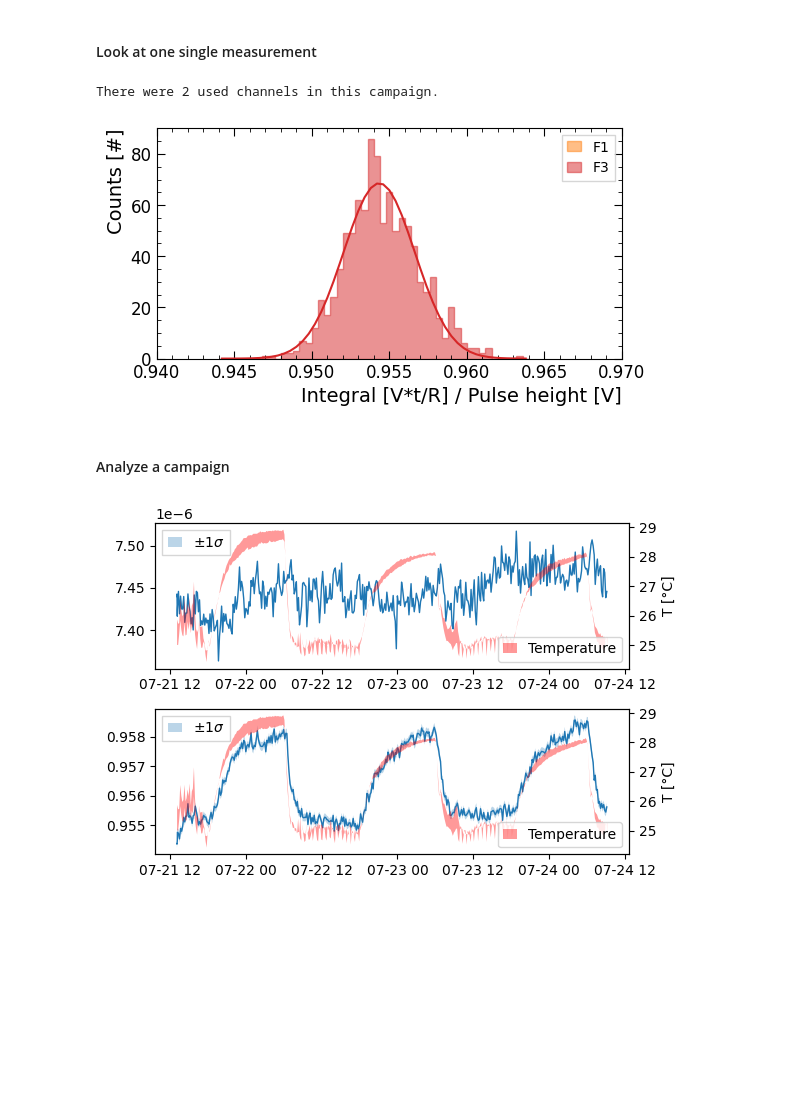
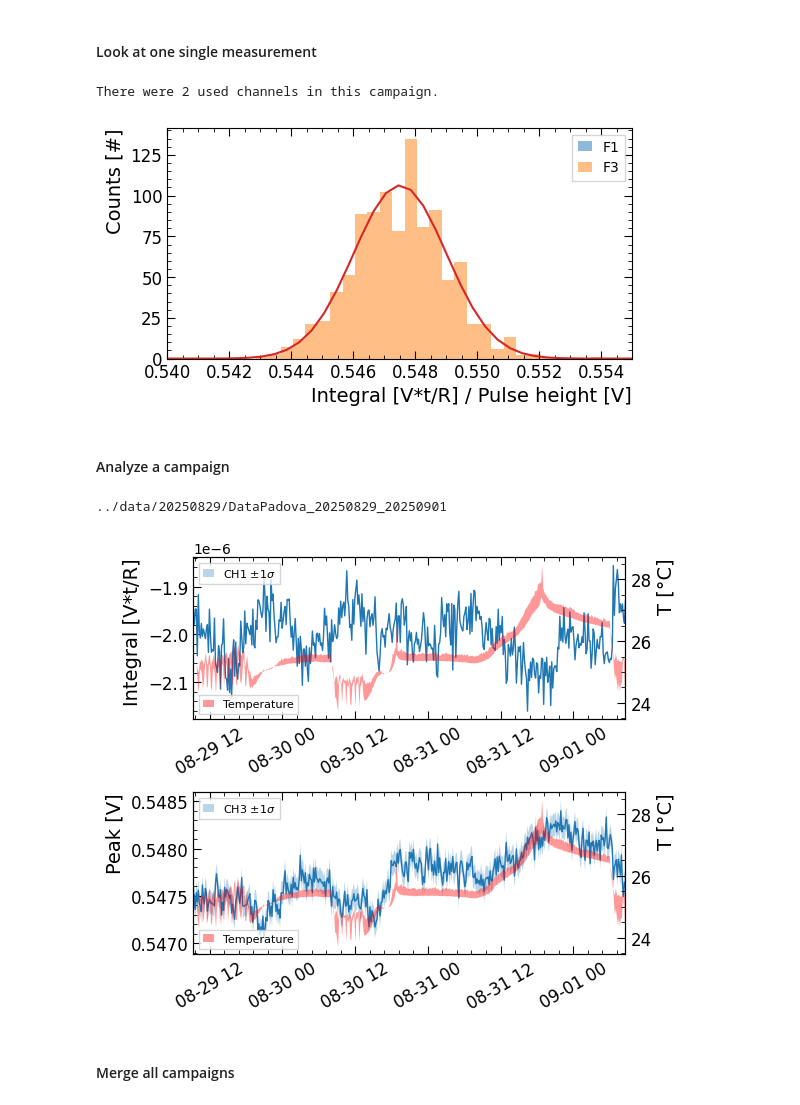
Before and after one commit to rtriozzi/pmana, a Jupyter notebook: notebooks/pmana_testdata.ipynb, the cells around one changed output. Drawn from its saved outputs; the diff is of its cells as text; code cells hidden in the pictures; blank space fills up the shorter version.

Commit message:
added modules to process all campaigns and fixed inputs

```diff
--- a/notebooks/pmana_testdata.ipynb
+++ b/notebooks/pmana_testdata.ipynb
@@ -21,7 +23,7 @@ fig, ax = plt.subplots(figsize=(6,3))
 
 # extract a measurement
 Data = pmana.utils.io.ExtractSingleMeasurement(
-    "../data/DataPadova_20250721_20250724/00002/"
+    "../data/20250829/DataPadova_20250829_20250901/00002/"
 )
 print(f"There were {len(Data)} used channels in this campaign.")
 
@@ -41,30 +43,38 @@ ax = pmana.utils.plotting.UpdateMatplotlibStyle(
     "Counts [#]"
 )
 
-ax.set_xlim(0.94, 0.97) # ax.set_xlim(0.7e-5, 0.78e-5)
+ax.set_xlim(0.54, 0.555)
+# ax.set_xlim(0.36e-5, 0.2e-5)
 plt.show()
 # %% [output]
 There were 2 used channels in this campaign.
-[figure, old version]
+[figure, new version]
 # %% [markdown]
 #### Analyze a campaign
+# %%
+PATH_CAMPAIGN = f"../data/{TIME_DIR}/DataPadova_{TIME_RANGE}"
+PATH_TEMPERATURES = f"../data/{TIME_DIR}/PM_Temperature_{TIME_RANGE}.txt"
+PATH_TIMES = f"../data/{TIME_DIR}/PadovaData_{TIME_RANGE}_TimeMapping.txt"
 # %%
 # get temperature mapping
 Temperatures = pmana.utils.io.ExtractTemperatureMonitoring(
-    "../data/PM_Temperature_20250721_20250724.txt"
+    PATH_TEMPERATURES
 )
 
 # get time mapping
 TimeMapping = pmana.utils.io.ExtractFileTimes(
-    "../data/PadovaData_20250721_20250724_TimeMapping.txt"
+    PATH_TIMES
 )
 # %%
 # analyze campaign
 Output = pmana.utils.anatestdata.Iterate(
-    pathlib.Path('../data/DataPadova_20250721_20250724'),
-    pmana.utils.anatestdata.AnalyzeMeasurement,
-    TimeMapping
+    PATH_CAMPAIGN,                                  ###< path to restructured data
+    pmana.utils.anatestdata.AnalyzeMeasurement, ###< analyzing module
+    TimeMapping                                 ###< file-to-time mapping
 )
+
+# convert top DataFrame
+Output = pandas.DataFrame(Output)
 
 # re-format the dataframe
 Output.columns = ["Peak_CH1", "Err_Peak_CH1", "Width_CH1", "Err_Width_CH1",
@@ -77,31 +87,35 @@ Output.sort_values(
     inplace = True,
     ignore_index = True
 )
+# %% [output]
+../data/20250829/DataPadova_20250829_20250901
 # %%
-fig, ax = plt.subplots(figsize=(6, 2*2), nrows=2, layout='tight')
+fig, ax = plt.subplots(figsize=(6, 2.5*2), nrows=2, layout='tight')
 
 # CH1
 ax[0].plot(Output.Date, Output.Peak_CH1, lw=1)
-ax[0].fill_between(Output.Date, Output.Peak_CH1-Output.Err_Peak_CH1,  Output.Peak_CH1+Output.Err_Peak_CH1, alpha=0.3, label='$\pm1\sigma$')
+ax[0].fill_between(Output.Date, Output.Peak_CH1-Output.Err_Peak_CH1,  Output.Peak_CH1+Output.Err_Peak_CH1, alpha=0.3, label='CH1 $\pm1\sigma$')
+pmana.utils.plotting.UpdateMatplotlibStyle(ax[0], None, 'Integral [V*t/R]')
 
 # CH3
 ax[1].plot(Output.Date, Output.Peak_CH2, lw=1)
-ax[1].fill_between(Output.Date, Output.Peak_CH2-Output.Err_Peak_CH2,  Output.Peak_CH2+Output.Err_Peak_CH2, alpha=0.3, label='$\pm1\sigma$')
+ax[1].fill_between(Output.Date, Output.Peak_CH2-Output.Err_Peak_CH2,  Output.Peak_CH2+Output.Err_Peak_CH2, alpha=0.3, label='CH3 $\pm1\sigma$')
+pmana.utils.plotting.UpdateMatplotlibStyle(ax[1], None, 'Peak [V]')
 
 for a in ax:
-    # legend
-    a.legend(frameon=True, fancybox=False, handlelength=1)
+    # gfx
+    a.legend(frameon=True, fancybox=False, handlelength=1, fontsize=8, loc='upper left')
+    a.tick_params(axis='x', labelrotation=30)
+    a.set_xlim(Output['Date'].iloc[0], Output['Date'].iloc[-1])
 
     # plot temperatures
     a2 = a.twinx()
     a2.fill_between(Temperatures.Date, y1=Temperatures.T1, y2=Temperatures.T2, fc='red', alpha=0.4, label='Temperature', zorder=-3)
-
-    a2.set(
-        ylabel = 'T [°C]',
-        #ylim = (0, 1e6)
-    )
-    a2.legend(handlelength=1, loc='lower right')
+    pmana.utils.plotting.UpdateMatplotlibStyle(a2, None, 'T [°C]')
+    a2.legend(frameon=True, fancybox=False, handlelength=1, fontsize=8, loc='lower left')
 
 plt.show()
 # %% [output]
-[figure, old version]
+[figure, new version]
+# %% [markdown]
+#### Merge all campaigns
```
Also changed, not shown: parts of 6 cells of this notebook, 5 other files.
